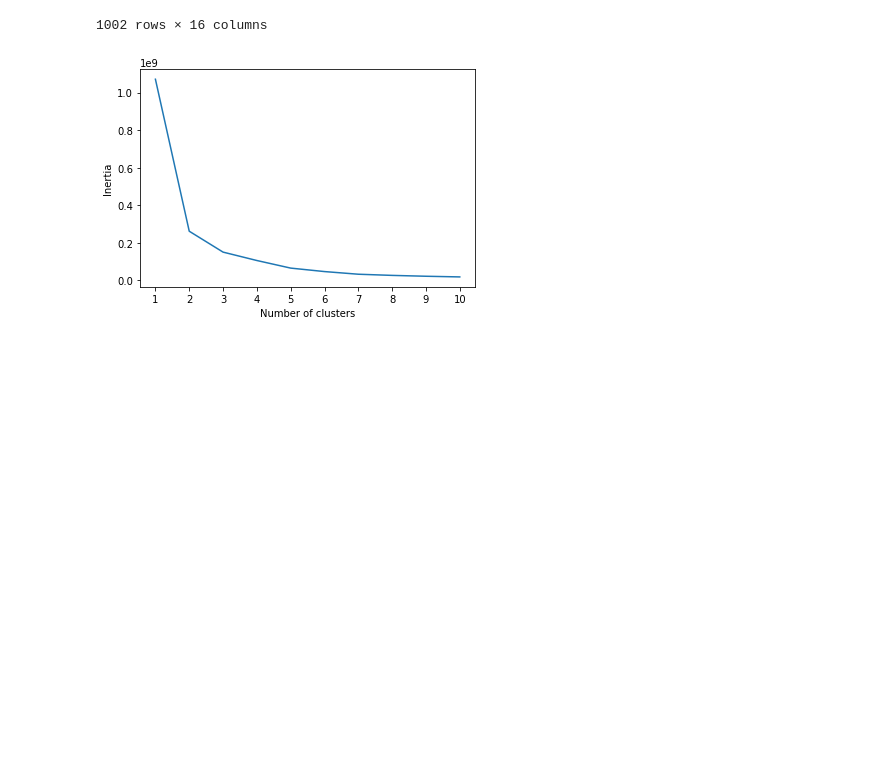
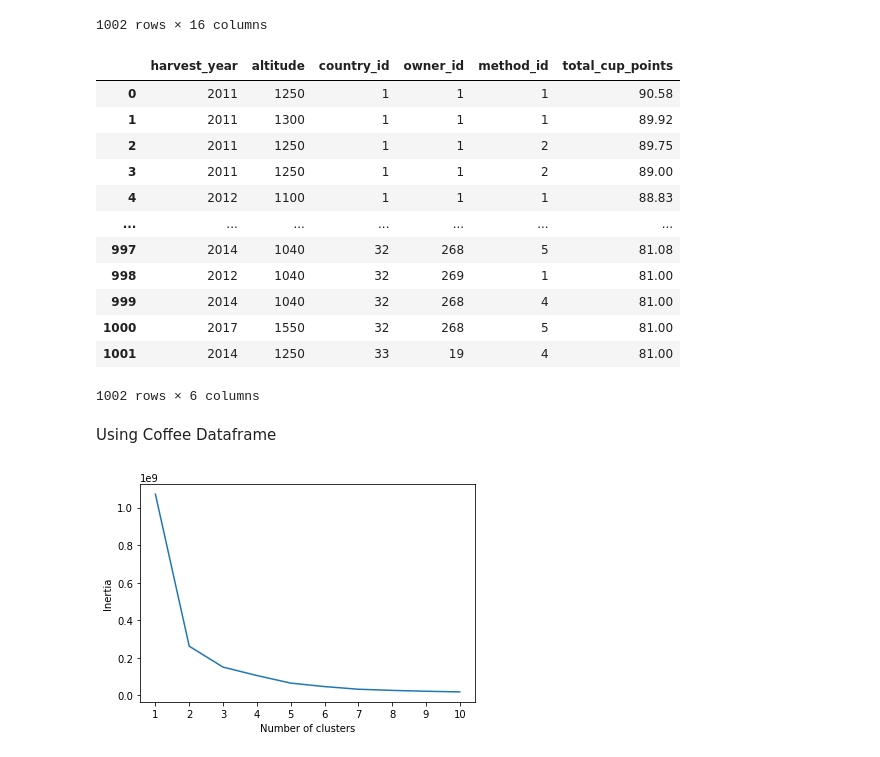
Before and after one commit to LibertyHeise/Best_Bean_Juice, a Jupyter notebook: CoffeeLearning.ipynb, the cells around one changed output. Drawn from its saved outputs; the diff is of its cells as text; code cells hidden in the pictures; blank space fills up the shorter version.

```diff
--- a/CoffeeLearning.ipynb
+++ b/CoffeeLearning.ipynb
@@ -117,7 +128,6 @@ demographic_df
 1002 rows × 7 columns
 # %%
 coffee_df = pd.concat([demographic_df, flavor_df], axis=1, join='inner')
-coffee_df = coffee_df.drop(['Unnamed: 0'], axis=1)
 coffee_df
 # %% [output]
 |  | harvest_year | altitude | grading_year | year_diff | country_id | owner_id | method_id | total_cup_points | ... |
@@ -133,6 +143,25 @@ coffee_df
 | 1000 | 2017 | 1550 | 2017 | 0 | 32 | 268 | 5 | 81.00 | ... |
 | 1001 | 2014 | 1250 | 2014 | 0 | 33 | 19 | 4 | 81.00 | ... |
 1002 rows × 16 columns
+# %%
+demo_pt_df = coffee_df.drop(['grading_year', 'year_diff', 'aroma', 'flavor', 'aftertaste', 'acidity', 'body', 'balance', 'sweetness', 'moisture'], axis=1)
+demo_pt_df
+# %% [output]
+|  | harvest_year | altitude | country_id | owner_id | method_id | total_cup_points |
+| 0 | 2011 | 1250 | 1 | 1 | 1 | 90.58 |
+| 1 | 2011 | 1300 | 1 | 1 | 1 | 89.92 |
+| 2 | 2011 | 1250 | 1 | 1 | 2 | 89.75 |
+| 3 | 2011 | 1250 | 1 | 1 | 2 | 89.00 |
+| 4 | 2012 | 1100 | 1 | 1 | 1 | 88.83 |
+| ... | ... | ... | ... | ... | ... | ... |
+| 997 | 2014 | 1040 | 32 | 268 | 5 | 81.08 |
+| 998 | 2012 | 1040 | 32 | 269 | 1 | 81.00 |
+| 999 | 2014 | 1040 | 32 | 268 | 4 | 81.00 |
+| 1000 | 2017 | 1550 | 32 | 268 | 5 | 81.00 |
+| 1001 | 2014 | 1250 | 33 | 19 | 4 | 81.00 |
+1002 rows × 6 columns
+# %% [markdown]
+Using Coffee Dataframe
 # %%
 # trying to find the best K
 from sklearn.cluster import KMeans
```
Also changed, not shown: parts of 21 cells of this notebook.
